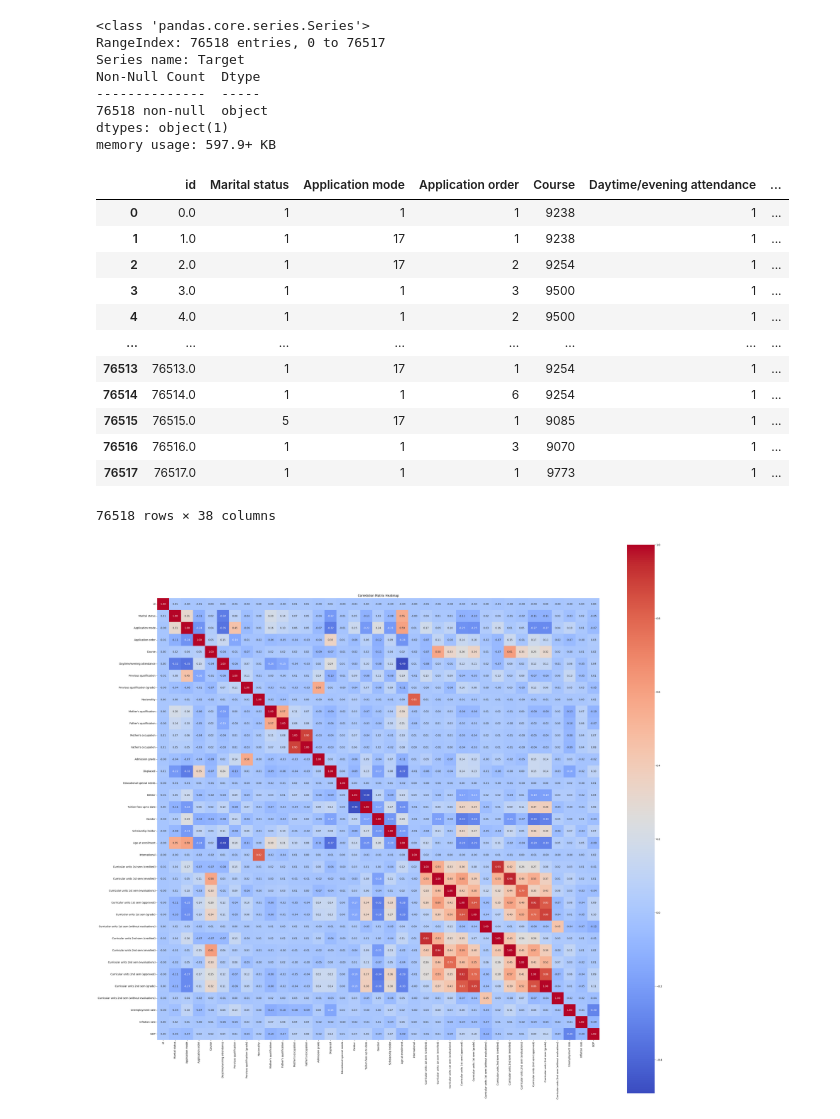
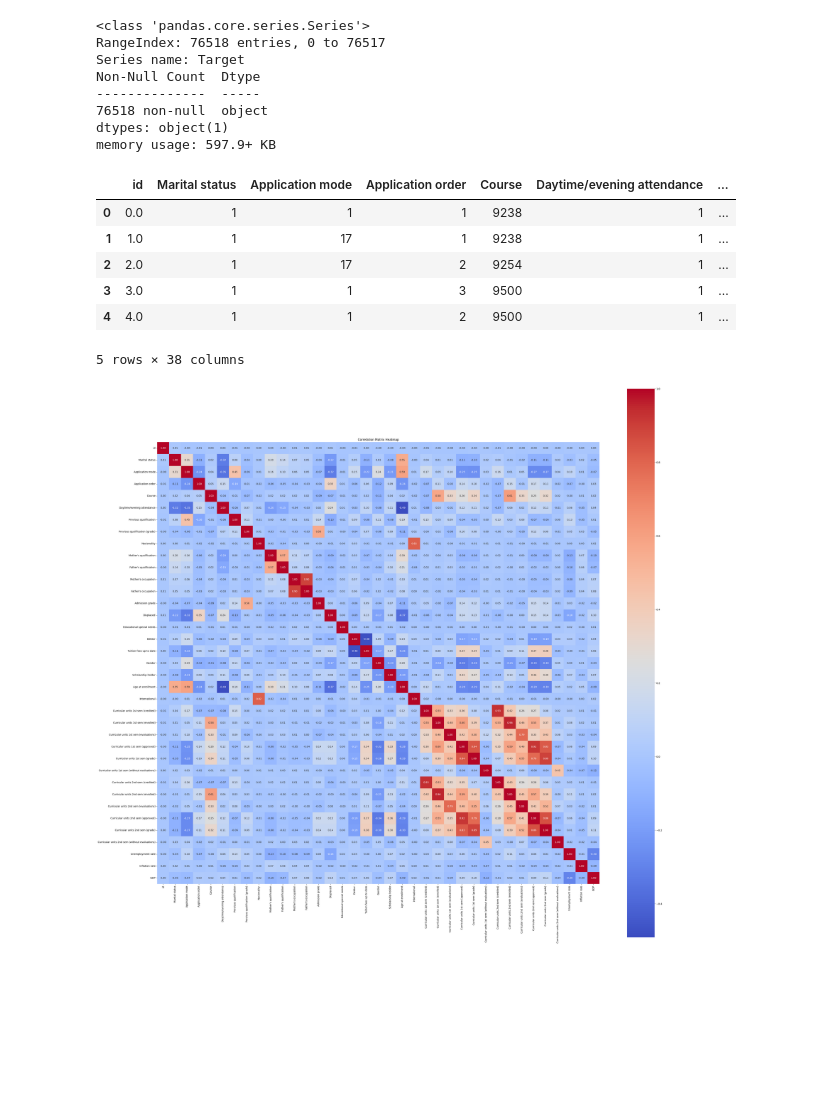
Before and after one commit to PPM47/CI_Project, a Jupyter notebook: Classification with an Academic Success.ipynb, the cells around one changed output. Cells and saved outputs as stored; diff of their text form; code cells hidden in the pictures; blank space fills up the shorter version.

```diff
--- a/Classification with an Academic Success.ipynb
+++ b/Classification with an Academic Success.ipynb
@@ -89,21 +89,15 @@ train = pd.read_csv('train.csv')
 # %%
 O_E = OrdinalEncoder()
 train[['id','Target']] = O_E.fit_transform(train[['id','Target']])
-train
+train.head(5)
 # %% [output]
 |  | id | Marital status | Application mode | Application order | Course | Daytime/evening attendance | ... |
 | 0 | 0.0 | 1 | 1 | 1 | 9238 | 1 | ... |
 | 1 | 1.0 | 1 | 17 | 1 | 9238 | 1 | ... |
 | 2 | 2.0 | 1 | 17 | 2 | 9254 | 1 | ... |
 | 3 | 3.0 | 1 | 1 | 3 | 9500 | 1 | ... |
 | 4 | 4.0 | 1 | 1 | 2 | 9500 | 1 | ... |
-| ... | ... | ... | ... | ... | ... | ... | ... |
-| 76513 | 76513.0 | 1 | 17 | 1 | 9254 | 1 | ... |
-| 76514 | 76514.0 | 1 | 1 | 6 | 9254 | 1 | ... |
-| 76515 | 76515.0 | 5 | 17 | 1 | 9085 | 1 | ... |
-| 76516 | 76516.0 | 1 | 1 | 3 | 9070 | 1 | ... |
-| 76517 | 76517.0 | 1 | 1 | 1 | 9773 | 1 | ... |
-76518 rows × 38 columns
+5 rows × 38 columns
 # %%
 # train['Target'] = train['Target'].apply(lambda x: 1 if x == 'Graduate' else (2 if x == 'Enrolled' else 0))
 # %%
```
Also changed, not shown: parts of 5 cells of this notebook.
